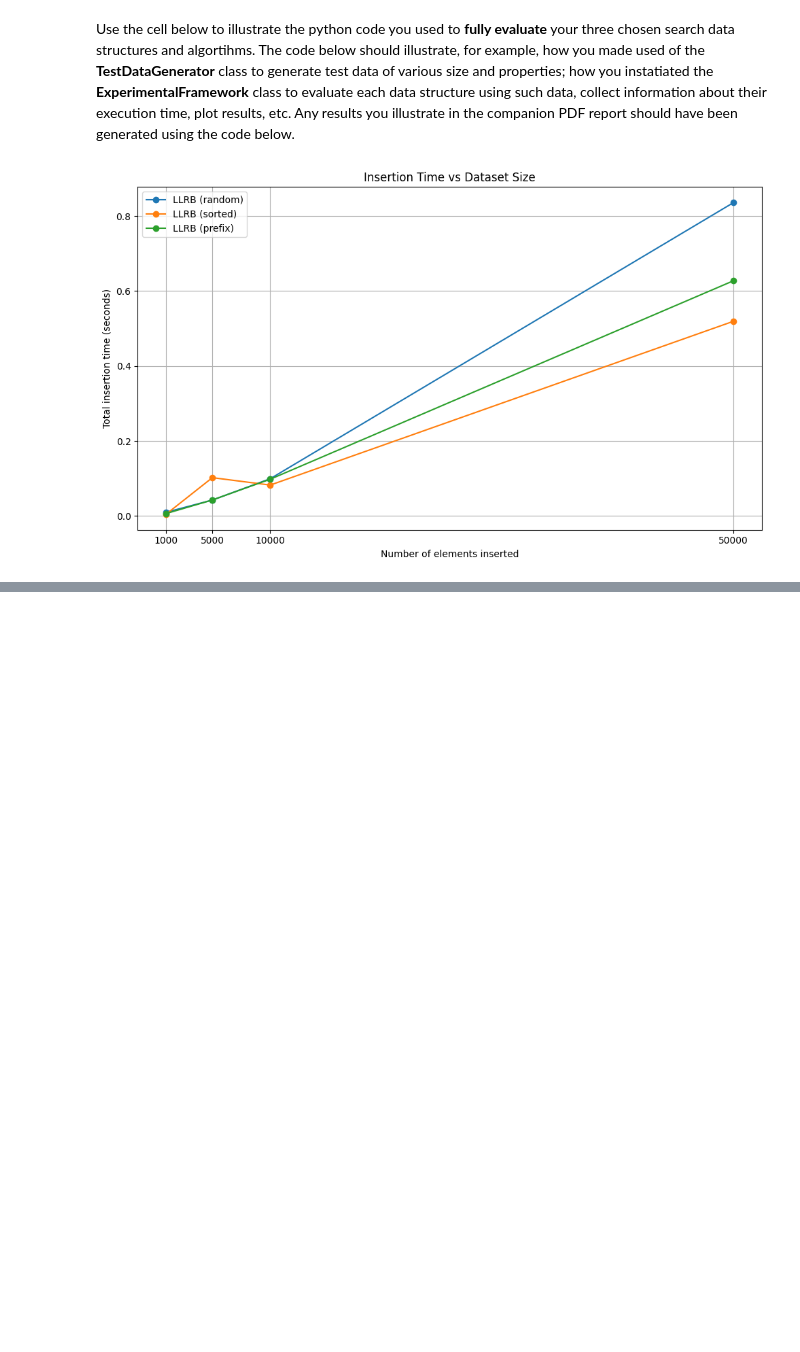
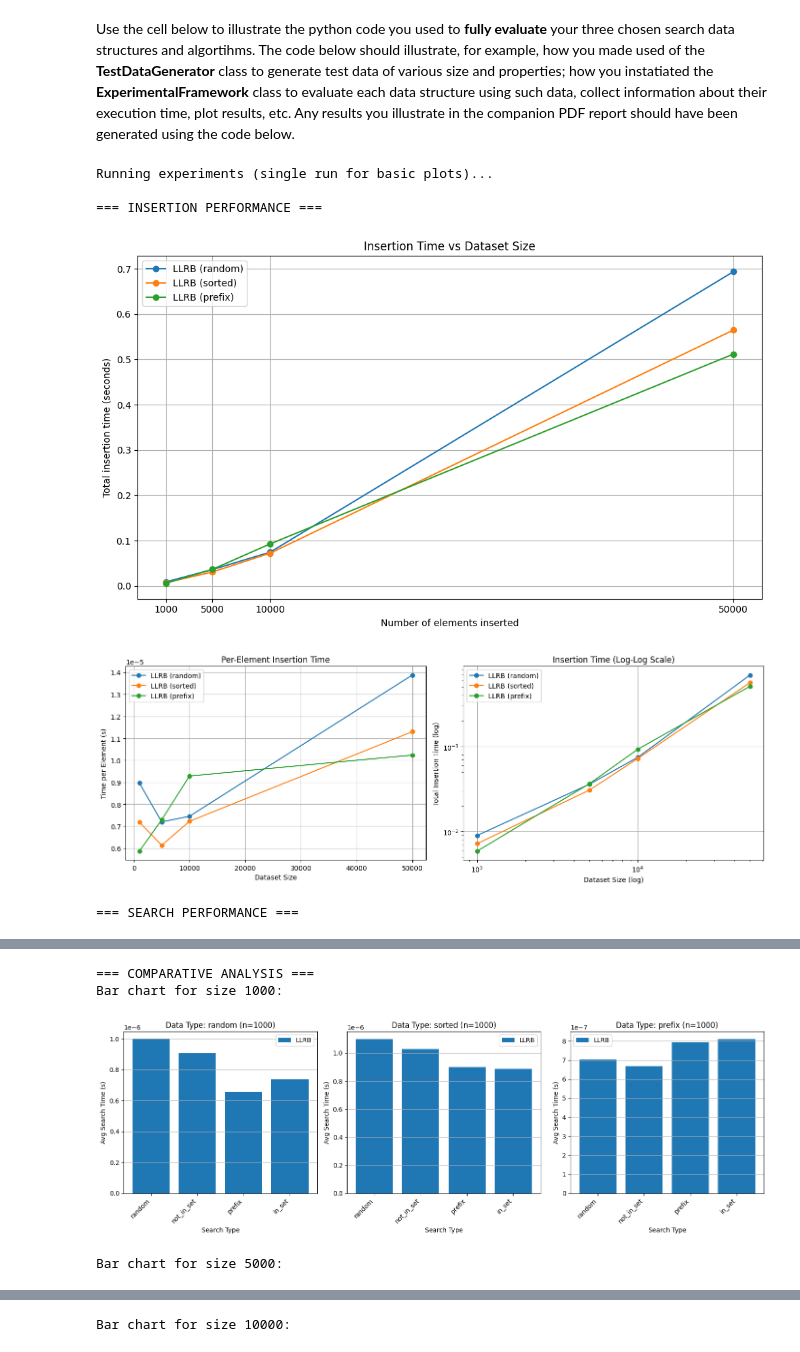
Before and after one commit to KingPotato77/COMP0005-Coursework, a Jupyter notebook: group_19_COMP0005_code.ipynb, the cells around one changed output, grey strips where cells are left out. Saved outputs shown, nothing was run; the diff lists cells and outputs as text; code cells hidden in the pictures; blank space fills up the shorter version.

```diff
--- a/group_19_COMP0005_code.ipynb
+++ b/group_19_COMP0005_code.ipynb
@@ -427,7 +731,17 @@ Use the cell below to illustrate the python code you used to **fully evaluate**
 # %%
 # ADD YOUR TEST CODE HERE
 
 framework = ExperimentalFramework()
-framework.main()
+
+# Basic run (just insertion plot) - quick test
+# framework.main()
+
+# Full comprehensive report with all plots and statistics
+results_simple, results_with_stats = framework.generate_full_report(num_runs=3)
 # %% [output]
+Running experiments (single run for basic plots)...
+
+=== INSERTION PERFORMANCE ===
-[figure, old version]
+[figure, new version]
+[figure, added]
+=== SEARCH PERFORMANCE ===
@@ -433,0 +749,4 @@ framework.main()
+=== COMPARATIVE ANALYSIS ===
+Bar chart for size 1000:
+[figure, added]
+Bar chart for size 5000:
@@ -433,0 +754 @@ framework.main()
+Bar chart for size 10000:
```
Also changed, not shown: parts of 2 cells of this notebook.
